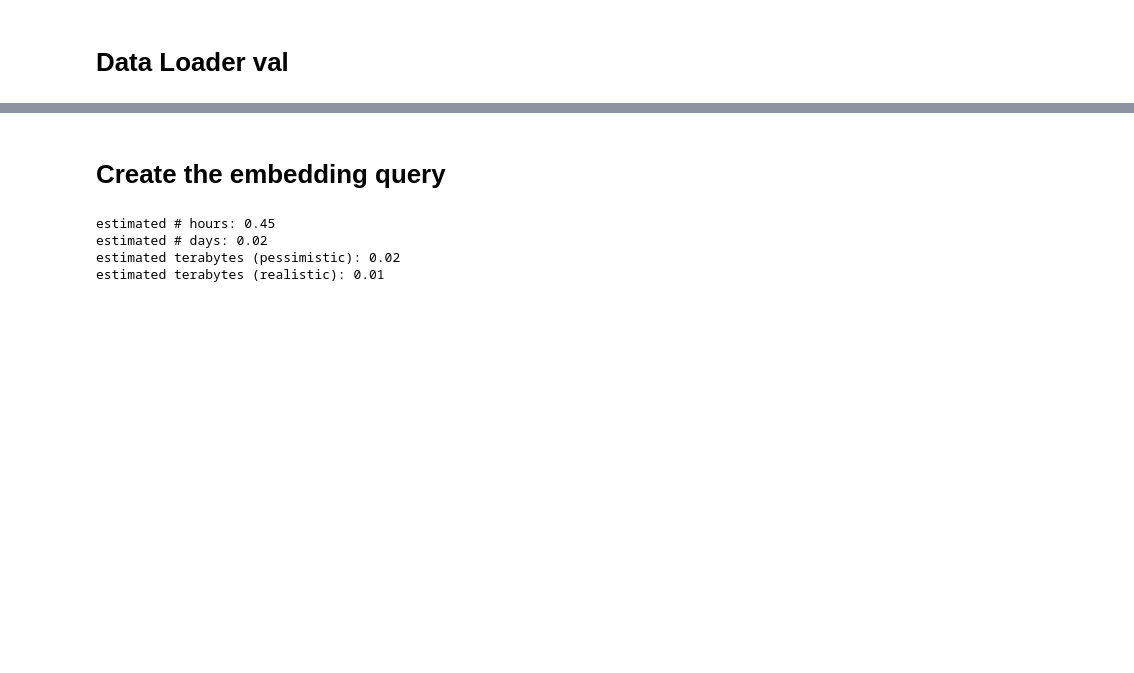
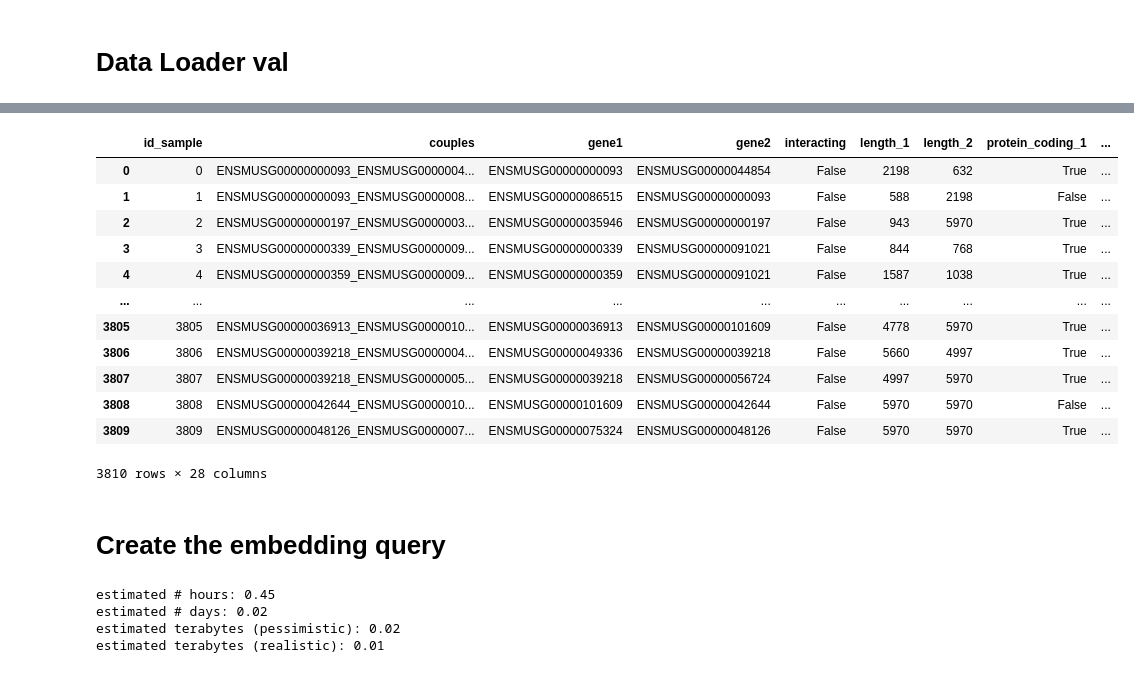
Before and after one commit to giorgiobini/RIME, a Jupyter notebook: src/Create_datasets-mario-ricseq-splash.ipynb, the cells around one changed output, grey strips where cells are left out. Cells and saved outputs as stored; diff of their text form; code cells hidden in the pictures; blank space fills up the shorter version.

```diff
--- a/src/Create_datasets-mario-ricseq-splash.ipynb
+++ b/src/Create_datasets-mario-ricseq-splash.ipynb
@@ -190,7 +81,7 @@ def get_dataset(ep_per_sample, sn_per_sample, en_persample, hn_per_sample, df_ge
 # %%
 pos_width_multipliers = {1_000_000: 1.}
 pos_height_multipliers = pos_width_multipliers
-neg_width_windows = {(MAX_RNA_SIZE-1, MAX_RNA_SIZE): float(1),}
+neg_width_windows = {(MAX_RNA_SIZE, MAX_RNA_SIZE + 1): float(1),}
 neg_height_windows = neg_width_windows
 # %%
 #small policies
@@ -296,3 +281,23 @@ Total time to create datasets: 0.03097320000330607 minutes
+# %%
+relative_start1 = (df_meta.window_x1) / (df_meta.original_length1)
+relative_end1 = (df_meta.window_x2) / (df_meta.original_length1)
+
+relative_start2 = (df_meta.window_y1) / (df_meta.original_length2)
+relative_end2 = (df_meta.window_y2) / (df_meta.original_length2)
+# %% [output]
+|  | id_sample | couples | gene1 | gene2 | interacting | length_1 | length_2 | protein_coding_1 | ... |
+| 0 | 0 | ENSMUSG00000000093_ENSMUSG0000004... | ENSMUSG00000000093 | ENSMUSG00000044854 | False | 2198 | 632 | True | ... |
+| 1 | 1 | ENSMUSG00000000093_ENSMUSG0000008... | ENSMUSG00000086515 | ENSMUSG00000000093 | False | 588 | 2198 | False | ... |
+| 2 | 2 | ENSMUSG00000000197_ENSMUSG0000003... | ENSMUSG00000035946 | ENSMUSG00000000197 | False | 943 | 5970 | True | ... |
+| 3 | 3 | ENSMUSG00000000339_ENSMUSG0000009... | ENSMUSG00000000339 | ENSMUSG00000091021 | False | 844 | 768 | True | ... |
+| 4 | 4 | ENSMUSG00000000359_ENSMUSG0000009... | ENSMUSG00000000359 | ENSMUSG00000091021 | False | 1587 | 1038 | True | ... |
+| ... | ... | ... | ... | ... | ... | ... | ... | ... | ... |
+| 3805 | 3805 | ENSMUSG00000036913_ENSMUSG0000010... | ENSMUSG00000036913 | ENSMUSG00000101609 | False | 4778 | 5970 | True | ... |
+| 3806 | 3806 | ENSMUSG00000039218_ENSMUSG0000004... | ENSMUSG00000049336 | ENSMUSG00000039218 | False | 5660 | 4997 | True | ... |
+| 3807 | 3807 | ENSMUSG00000039218_ENSMUSG0000005... | ENSMUSG00000039218 | ENSMUSG00000056724 | False | 4997 | 5970 | True | ... |
+| 3808 | 3808 | ENSMUSG00000042644_ENSMUSG0000010... | ENSMUSG00000101609 | ENSMUSG00000042644 | False | 5970 | 5970 | False | ... |
+| 3809 | 3809 | ENSMUSG00000048126_ENSMUSG0000007... | ENSMUSG00000075324 | ENSMUSG00000048126 | False | 5970 | 5970 | True | ... |
+3810 rows × 28 columns
 # %%
 df_meta.to_csv(os.path.join(metadata_dir, f'{how}.csv'), index = False)
 # %% [markdown]
```
Also changed, not shown: parts of 8 cells of this notebook, 3 other files.
